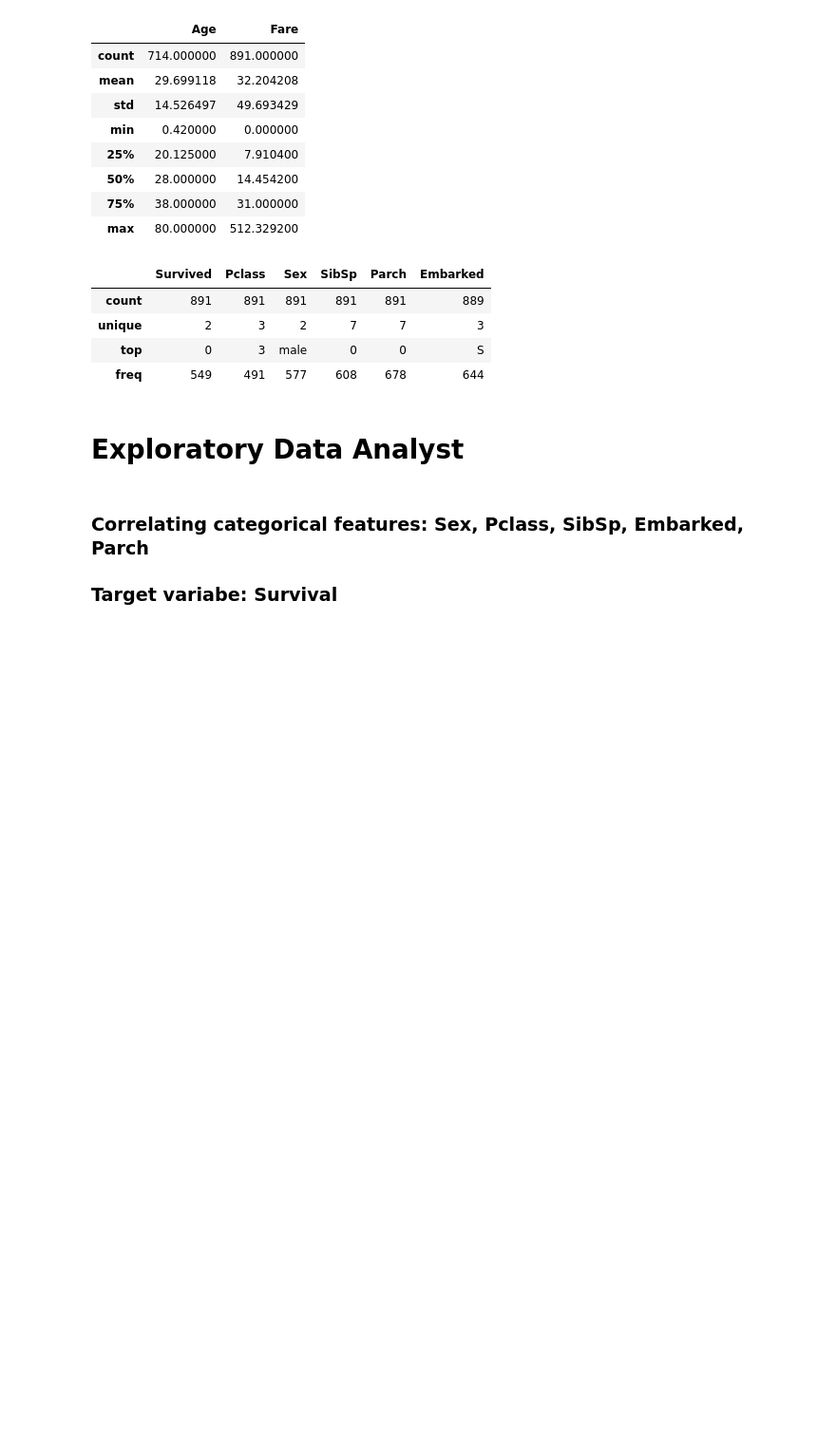
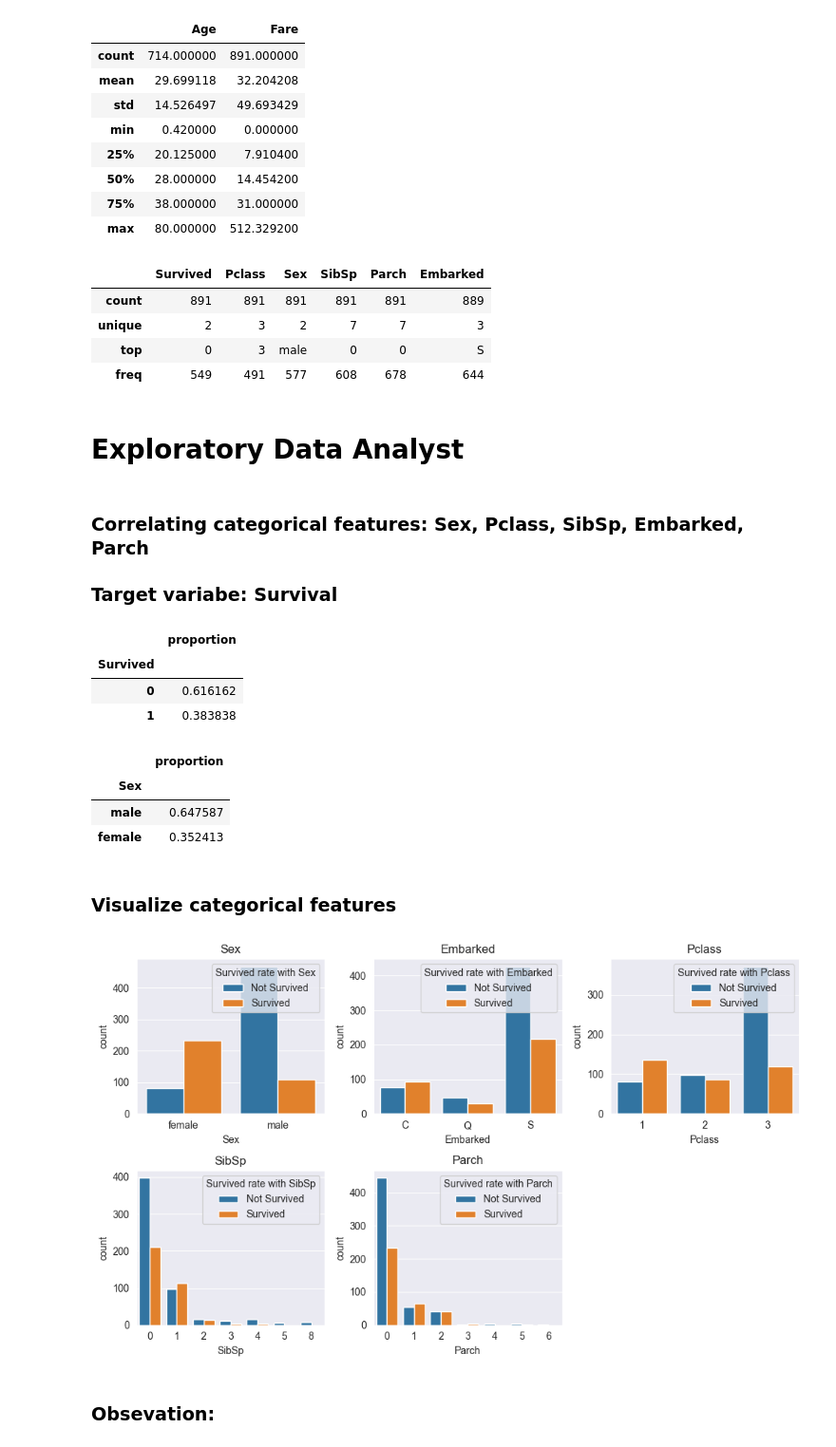
Before and after one commit to trieutienthanh284/Titanic-Machine-Learning-from-Disaster-, a Jupyter notebook: sample.ipynb, the cells around one changed output. Shown at 95% size. Drawn from its saved outputs; the diff is of its cells as text; code cells hidden in the pictures; blank space fills up the shorter version.

```diff
--- a/sample.ipynb
+++ b/sample.ipynb
@@ -115,3 +115,42 @@ train_df.describe(include = ['category'])
 # %% [markdown]
 ### Correlating categorical features: Sex, Pclass, SibSp, Embarked, Parch
 ### Target variabe: Survival
+# %%
+train_df['Survived'].value_counts(normalize = True).to_frame()
+# %% [output]
+|  | proportion |
+| Survived |  |
+| 0 | 0.616162 |
+| 1 | 0.383838 |
+# %%
+train_df['Sex'].value_counts(normalize = True).to_frame()
+# %% [output]
+|  | proportion |
+| Sex |  |
+| male | 0.647587 |
+| female | 0.352413 |
+# %% [markdown]
+### Visualize categorical features
+# %%
+n_rows = 2
+n_cols = 3
+fig, ax = plt.subplots(n_rows, n_cols, figsize = (10,6))
+ax[1,2].set_visible(False)
+cols = ['Sex', 'Embarked', 'Pclass', 'SibSp', 'Parch']
+for r in range(0, n_rows):
+    for c in range(0, n_cols):
+        i = r*n_cols + c
+        if i < len(cols):
+            ax_i = ax[r,c]
+            sns.countplot(data = train_df, x = cols[i], hue = 'Survived', ax = ax_i)
+            ax_i.set_title(cols[i])
+            ax_i.legend(
+                title=f'Survived rate with {cols[i]}',
+                loc='upper right',
+                labels=['Not Survived', 'Survived']
+            )
+plt.tight_layout()
+# %% [output]
+[figure, added]
+# %% [markdown]
+### Obsevation:
```
